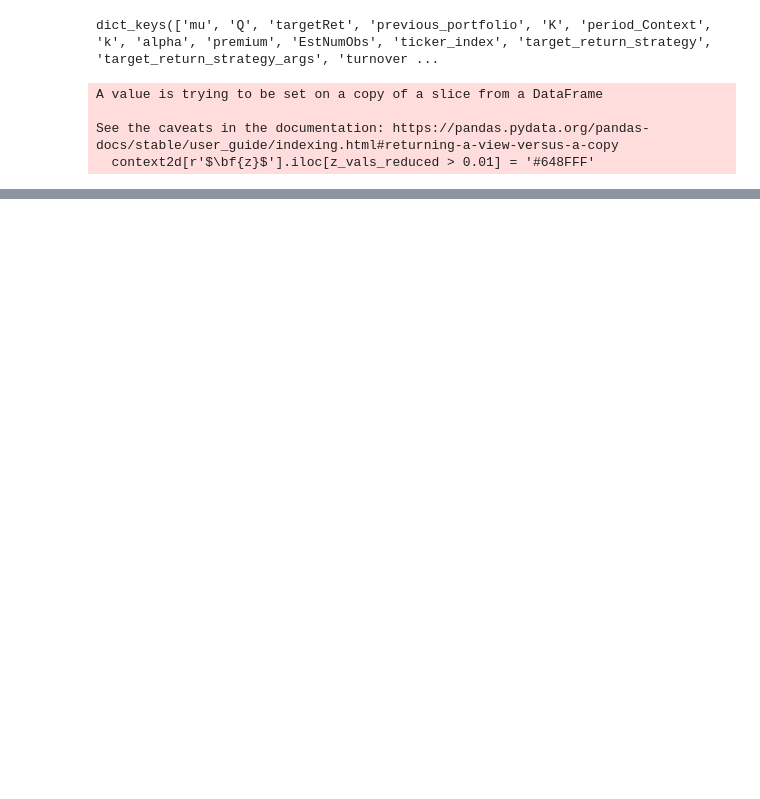
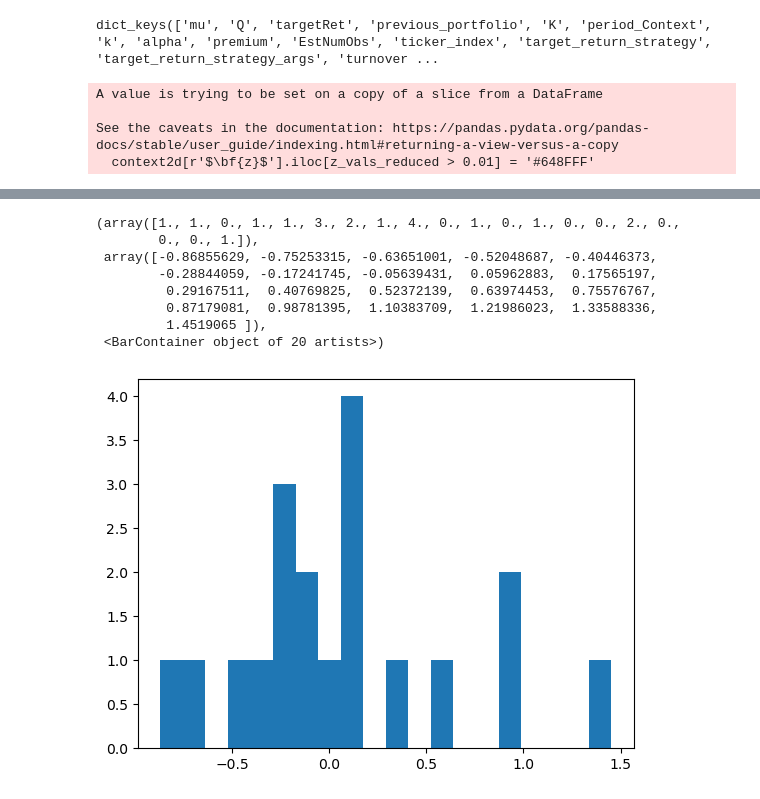
Before and after one commit to davidislip/support_vector_risk_machine, a Jupyter notebook: A single instance.ipynb, the cells around one changed output, grey strips where cells are left out. Drawn from its saved outputs; the diff is of its cells as text; code cells hidden in the pictures; blank space fills up the shorter version.

```diff
--- a/A single instance.ipynb
+++ b/A single instance.ipynb
@@ -582,0 +574,13 @@ plt.savefig(path+"features_"+str(cardinality).replace(".","dot")+"_"+str(kappa).
+# %%
+plt.hist(context2d.iloc[eligible ,0]
+         , bins = 20)
+# %% [output]
+(array([1., 1., 0., 1., 1., 3., 2., 1., 4., 0., 1., 0., 1., 0., 0., 2., 0.,
+        0., 0., 1.]),
+ array([-0.86855629, -0.75253315, -0.63651001, -0.52048687, -0.40446373,
+        -0.28844059, -0.17241745, -0.05639431,  0.05962883,  0.17565197,
+         0.29167511,  0.40769825,  0.52372139,  0.63974453,  0.75576767,
+         0.87179081,  0.98781395,  1.10383709,  1.21986023,  1.33588336,
+         1.4519065 ]),
+ <BarContainer object of 20 artists>)
+[figure, added]
```
Also changed, not shown: parts of 16 cells of this notebook, 24 other files.
